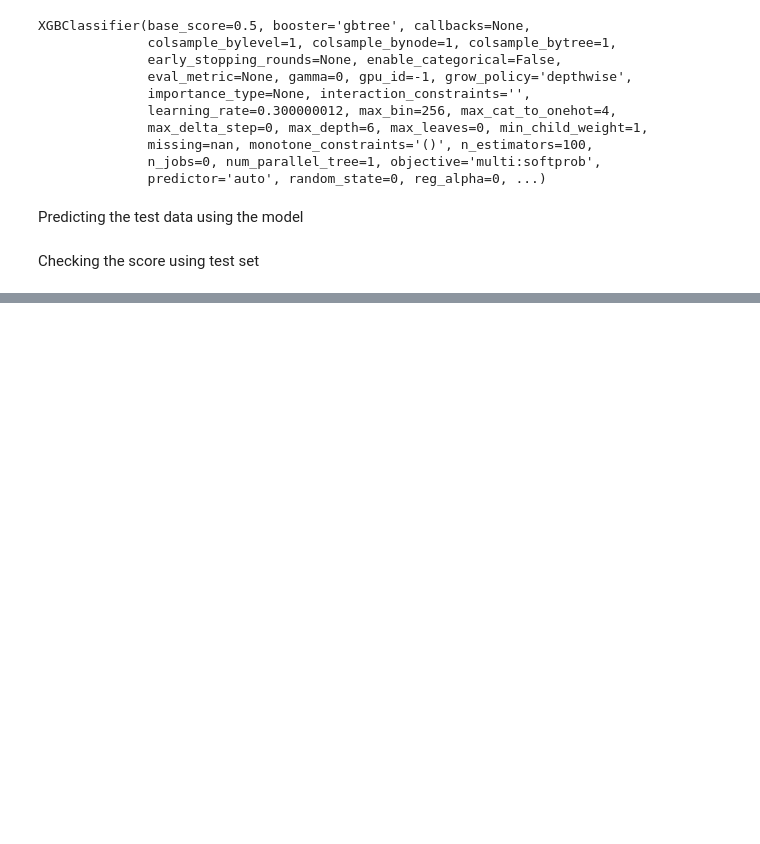
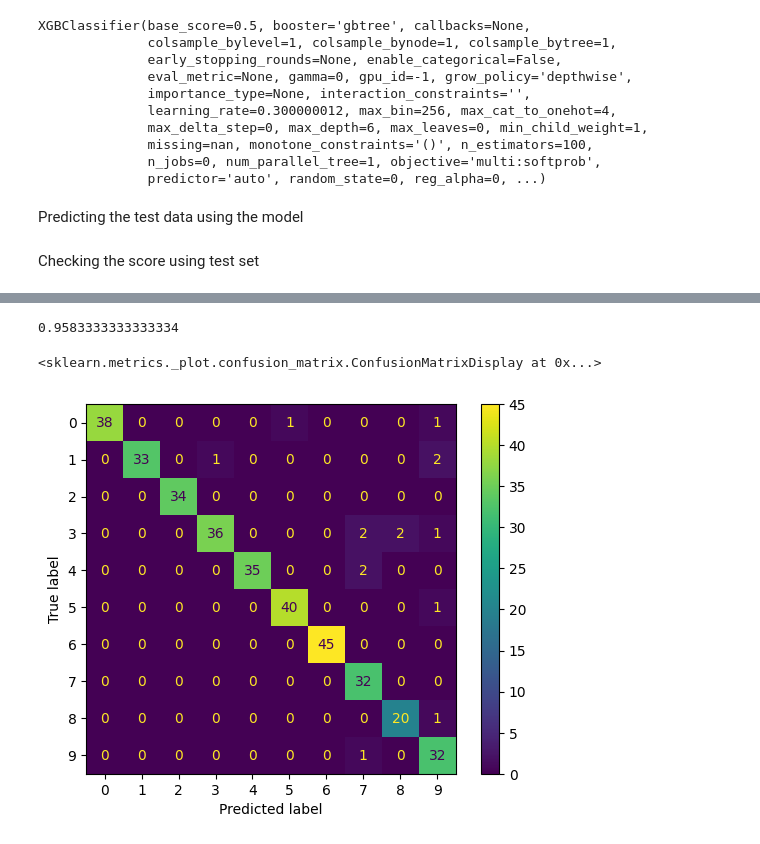
Before and after one commit to jeyanth-jr/machine-learning, a Jupyter notebook: Decision Tree/MNIST XGBClassifier.ipynb, the cells around one changed output, grey strips where cells are left out. Drawn from its saved outputs; the diff is of its cells as text; code cells hidden in the pictures; blank space fills up the shorter version.

```diff
--- a/Decision Tree/MNIST XGBClassifier.ipynb
+++ b/Decision Tree/MNIST XGBClassifier.ipynb
@@ -99,0 +102,3 @@ ConfusionMatrixDisplay.from_predictions(y_test,y_pred)
+# %%
+model1=XGBClassifier(n_estimators=50)
+model1.fit(x_train,y_train)
@@ -99,0 +116,11 @@ ConfusionMatrixDisplay.from_predictions(y_test,y_pred)
+# %%
+y_pred=model1.predict(x_test)
+# %%
+model1.score(x_test,y_test)
+# %% [output]
+0.9583333333333334
+# %%
+ConfusionMatrixDisplay.from_predictions(y_test,y_pred)
+# %% [output]
+<sklearn.metrics._plot.confusion_matrix.ConfusionMatrixDisplay at 0x...>
+[figure, added]
```
Also changed, not shown: parts of 5 cells of this notebook.
